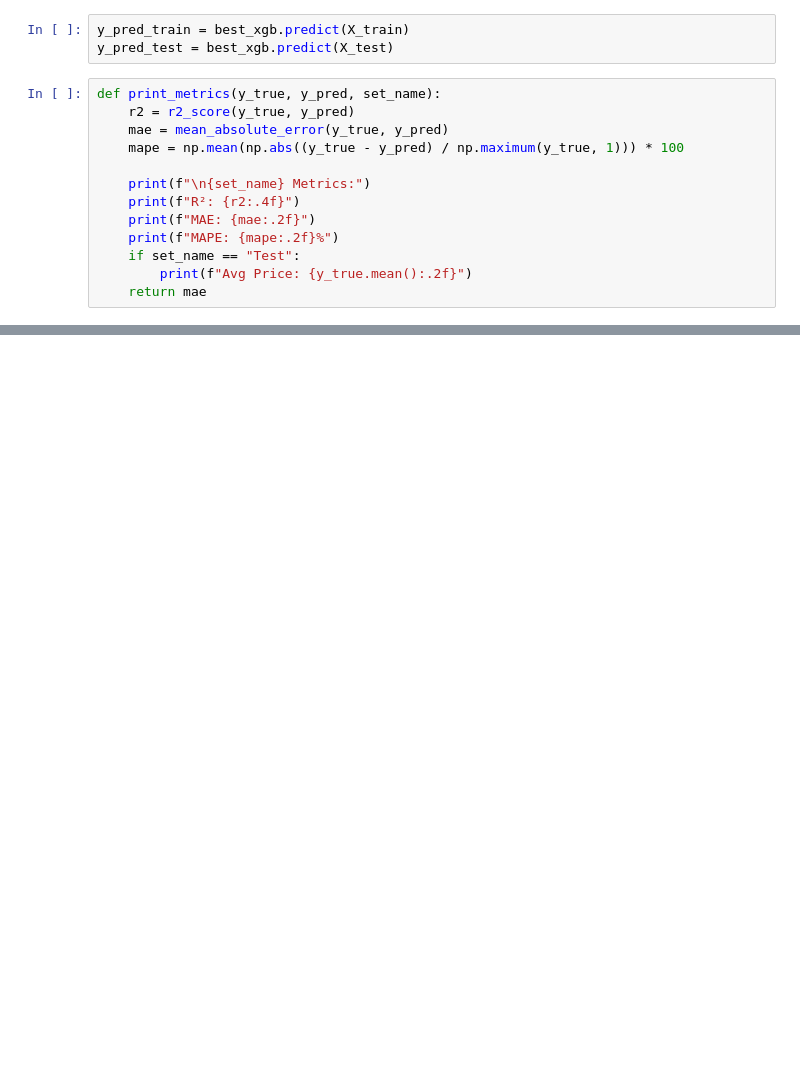
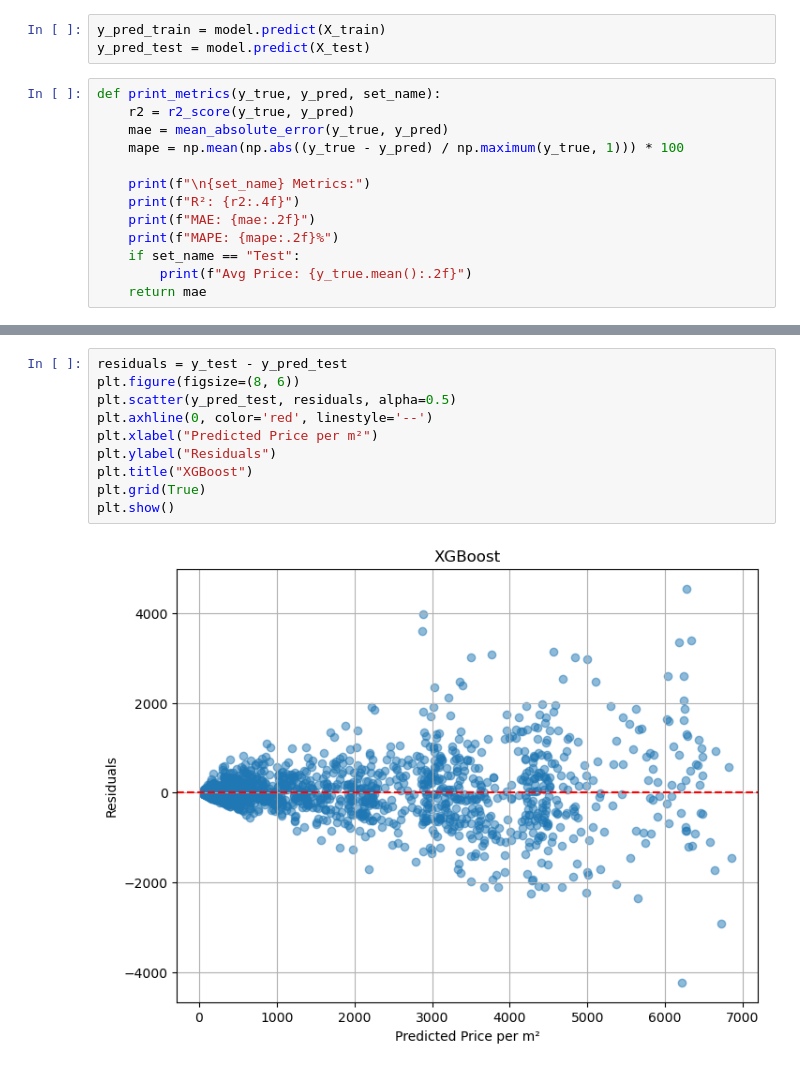
Before and after one commit to zinhour10/real_estate_price_prediction, a Jupyter notebook: notebooks/model_training/xgboost/xgboost_model_training_v5.ipynb, the cells around one changed output, grey strips where cells are left out. Drawn from its saved outputs; the diff is of its cells as text; blank space fills up the shorter version.

```diff
--- a/notebooks/model_training/xgboost/xgboost_model_training_v5.ipynb
+++ b/notebooks/model_training/xgboost/xgboost_model_training_v5.ipynb
@@ -174,6 +94,6 @@ XGBRegressor(base_score=None, booster=None, callbacks=None,
 # %%
-y_pred_train = best_xgb.predict(X_train)
-y_pred_test = best_xgb.predict(X_test)
+y_pred_train = model.predict(X_train)
+y_pred_test = model.predict(X_test)
 # %%
 def print_metrics(y_true, y_pred, set_name):
     r2 = r2_score(y_true, y_pred)
@@ -230 +147,13 @@ plt.show()
+# %%
+residuals = y_test - y_pred_test
+plt.figure(figsize=(8, 6))
+plt.scatter(y_pred_test, residuals, alpha=0.5)
+plt.axhline(0, color='red', linestyle='--')
+plt.xlabel("Predicted Price per m²")
+plt.ylabel("Residuals")
+plt.title("XGBoost")
+plt.grid(True)
+plt.show()
+# %% [output]
+[figure, added]
 # %%
```
Also changed, not shown: parts of 22 cells of this notebook, 40 other files.
